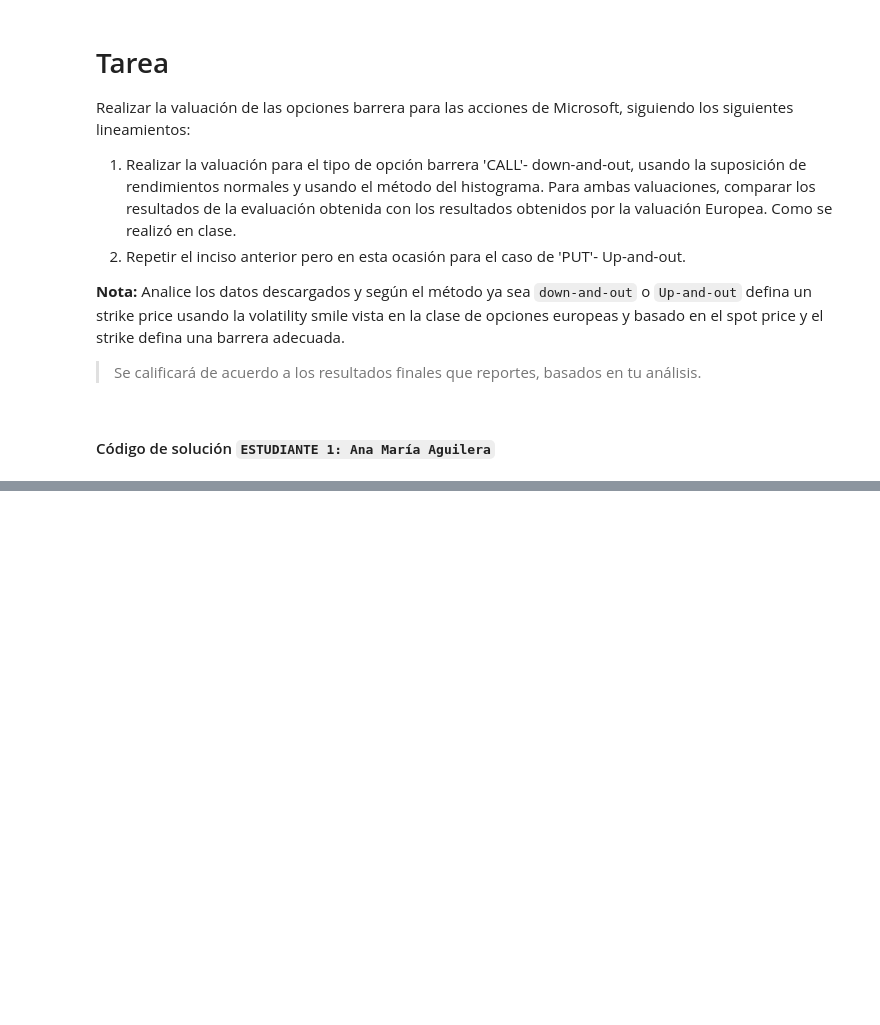
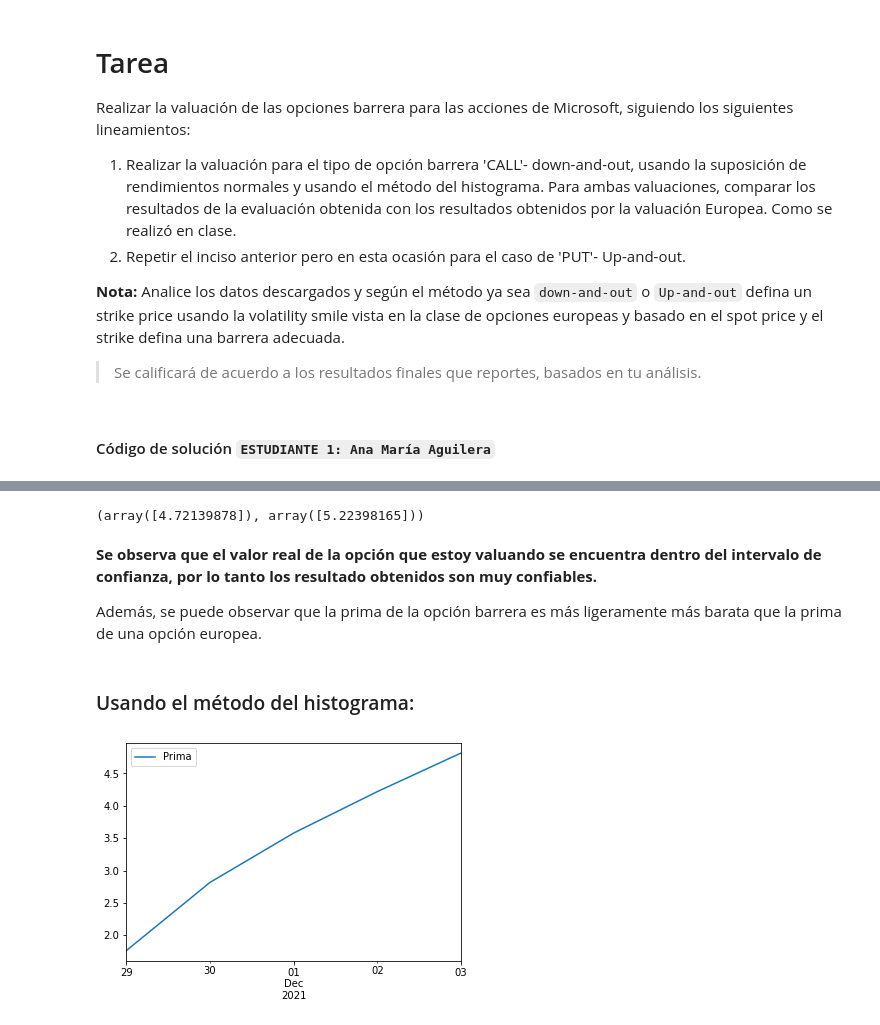
Before and after one commit to EMarquez7/Tarea10_AMAguilera_EMarquez, a Jupyter notebook: Tarea10_AMAguilera_EMarquez.ipynb, the cells around one changed output, grey strips where cells are left out. Drawn from its saved outputs; the diff is of its cells as text; code cells hidden in the pictures; blank space fills up the shorter version.

```diff
--- a/Tarea10_AMAguilera_EMarquez.ipynb
+++ b/Tarea10_AMAguilera_EMarquez.ipynb
@@ -30,0 +206,32 @@ Realizar la valuación de las opciones barrera para las acciones de Microsoft, s
+# %%
+# intervalo de confianza BARRERA
+confianza = 0.95
+sigma_est = sim_closes.iloc[-1].sem()
+mean_est = callui.iloc[-1]
+# i1 = st.t.interval(confianza,nscen-1, loc=mean_est, scale=sigma_est)
+i2 = st.norm.interval(confianza, loc=mean_est, scale=sigma_est)
+print(i2)
+# %% [output]
+(array([4.72139878]), array([5.22398165]))
+# %% [markdown]
+**Se observa que el valor real de la opción que estoy valuando se encuentra dentro del intervalo de confianza, por lo tanto los resultado obtenidos son muy confiables.**
+
+Además, se puede observar que la prima de la opción barrera es más ligeramente más barata que la prima de una opción europea.
+# %% [markdown]
+### Usando el método del histograma:
+# %%
+# Centro mis datos en mi tasa libre de riesgo
+freq, values = np.histogram(ret_m-mu+r, bins=10000)
+# freq = freq.astype('float32')
+prob = freq/np.sum(freq)
+# %%
+# simulación método histograma
+ret = np.random.choice(values[1:], (ndays,nscen), p=prob)
+sim_ret_hist = pd.DataFrame(ret, index=dates)
+sim_closes_hist = S0*np.exp(sim_ret_hist.cumsum())
+
+strike = pd.DataFrame(K*np.ones([ndays,nscen]),index=dates)
+call_hist=pd.DataFrame({'Prima':np.exp(-r*ndays)*np.fmax(sim_closes_hist-strike,np.zeros([ndays,nscen])).T.mean()},index=dates)
+call_hist.plot();
+# %% [output]
+[figure, added]
```
Also changed, not shown: parts of 51 cells of this notebook.
